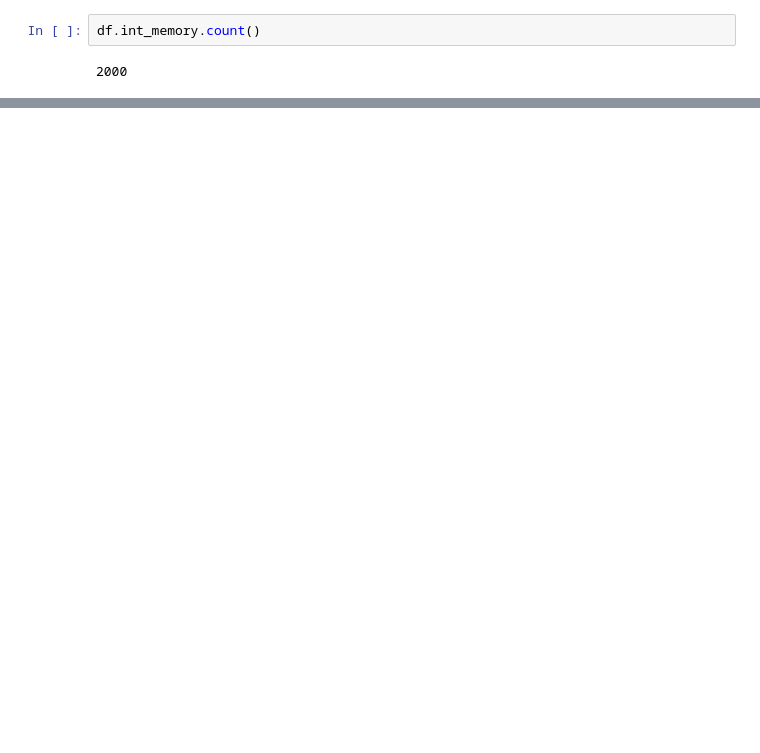
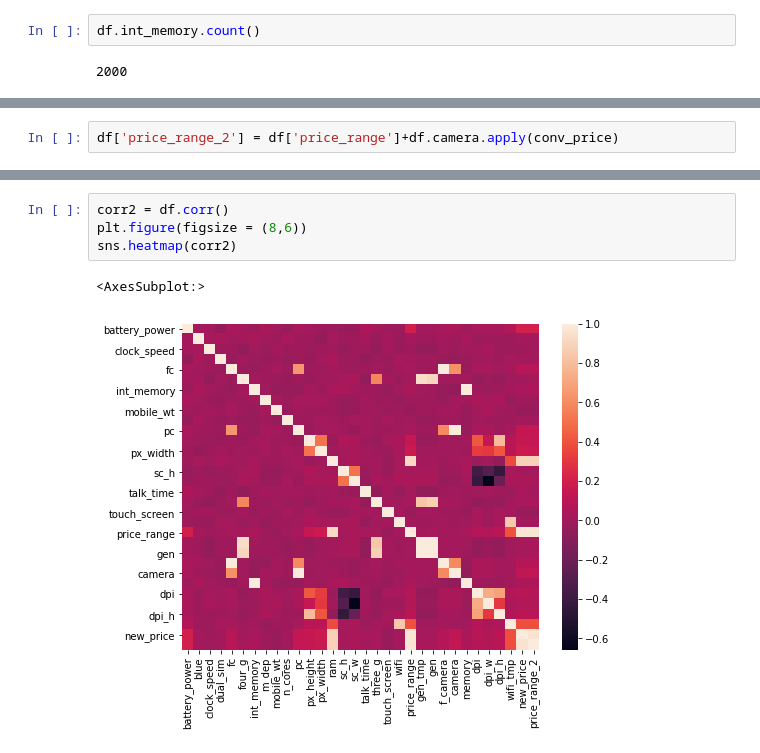
Before and after one commit to eyalnus/ex2, a Jupyter notebook: ex3.ipynb, the cells around one changed output, grey strips where cells are left out. Saved outputs shown, nothing was run; the diff lists cells and outputs as text; blank space fills up the shorter version.

```diff
--- a/ex3.ipynb
+++ b/ex3.ipynb
@@ -169,0 +268,2 @@ array([2, 3, 5, 6, 1, 8, 4, 7])
+# %%
+df['price_range_2'] = df['price_range']+df.camera.apply(conv_price)
@@ -169,0 +286,7 @@ array([2, 3, 5, 6, 1, 8, 4, 7])
+# %%
+corr2 = df.corr()
+plt.figure(figsize = (8,6))
+sns.heatmap(corr2)
+# %% [output]
+<AxesSubplot:>
+[figure, added]
```
Also changed, not shown: parts of 16 cells of this notebook.
